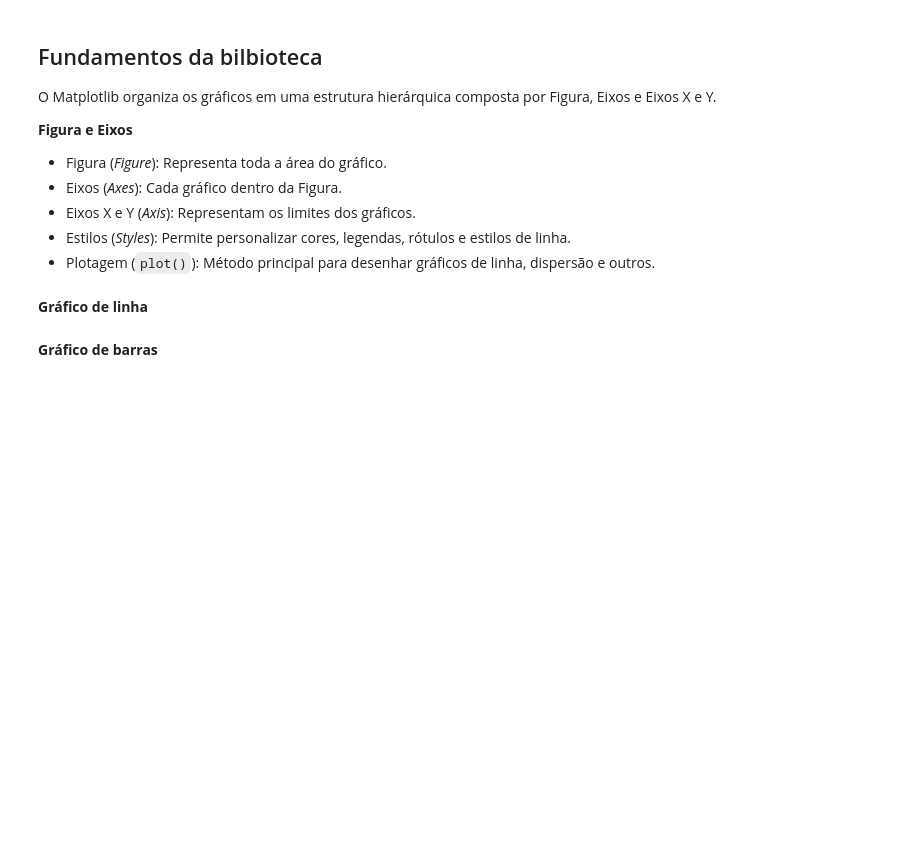
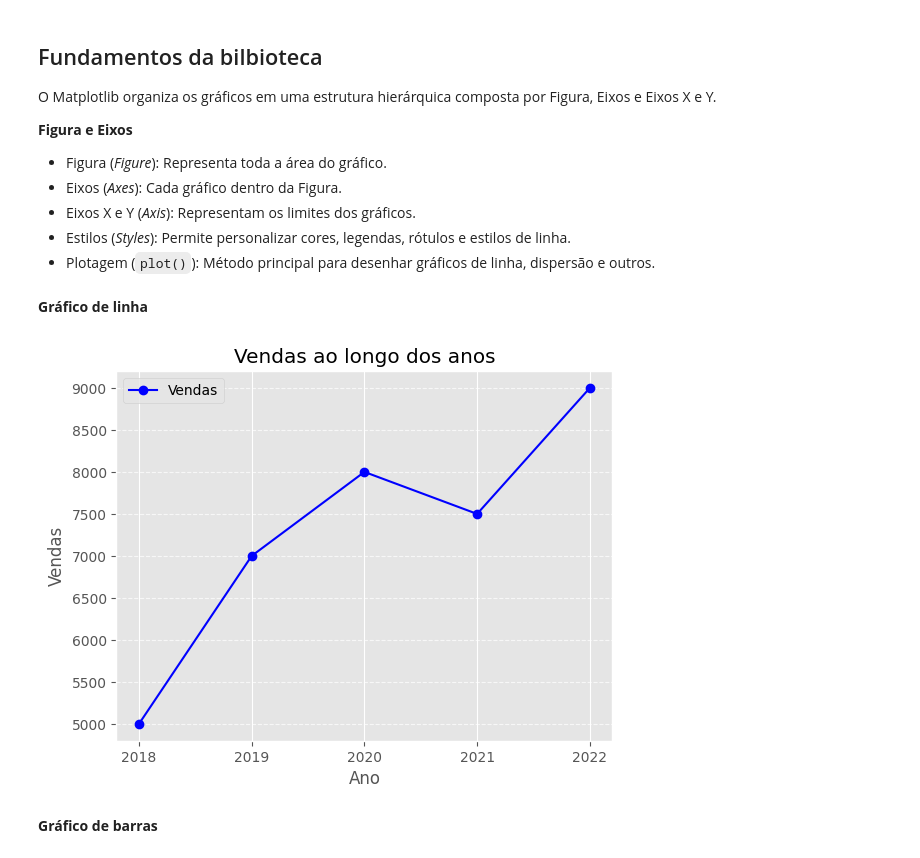
Before and after one commit to humbertozanetti/estruturadedados, a Jupyter notebook: Notebooks/Estrutura_de_Dados_Aula_04.ipynb, the cells around one changed output. Cells and saved outputs as stored; diff of their text form; code cells hidden in the pictures; blank space fills up the shorter version.

```diff
--- a/Notebooks/Estrutura_de_Dados_Aula_04.ipynb
+++ b/Notebooks/Estrutura_de_Dados_Aula_04.ipynb
@@ -409,25 +589,27 @@ O Matplotlib organiza os gráficos em uma estrutura hierárquica composta por Fi
 # %%
 import matplotlib.pyplot as plt
 
 # Dados
 anos = [2018, 2019, 2020, 2021, 2022]
 vendas = [5000, 7000, 8000, 7500, 9000]
 
 # Criando o gráfico
 plt.plot(anos, vendas, marker='o', linestyle='-', color='b', label='Vendas')
 
 # Adicionando rótulos e título
 plt.xlabel('Ano')
 plt.ylabel('Vendas')
 plt.title('Vendas ao longo dos anos')
 plt.legend()
 plt.style.use('ggplot') # outros estilos: seaborn, classic, bmh, fivethirtyeight
 plt.grid(axis='y', linestyle='--', alpha=0.7)
 
-#plt.xticks(anos)
+plt.xticks(anos)
 
 # Exibindo o gráfico
 plt.show()
+# %% [output]
+[figure, added]
 # %% [markdown]
 **Gráfico de barras**
 # %%
```
Also changed, not shown: parts of 38 cells of this notebook.
